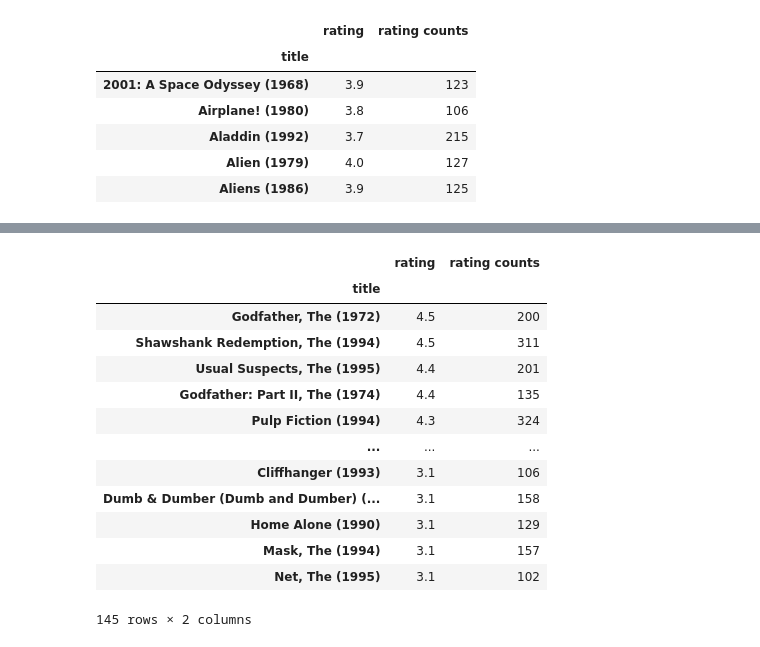
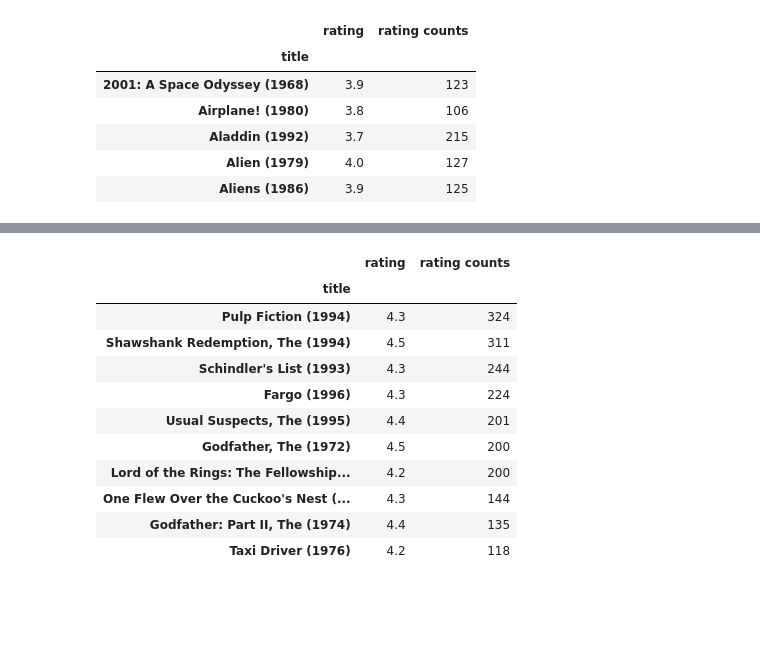
Before and after one commit to elnursahbalayev/full-stack-data-science, a Jupyter notebook: Recommendation Systems/recommendation_system.ipynb, the cells around one changed output, grey strips where cells are left out. Cells and saved outputs as stored; diff of their text form; code cells hidden in the pictures; blank space fills up the shorter version.

```diff
--- a/Recommendation Systems/recommendation_system.ipynb
+++ b/Recommendation Systems/recommendation_system.ipynb
@@ -21,3 +21,6 @@ rating_data.head()
 | 2 | 1 | 1061 | 3.0 | 1260759182 |
 | 3 | 1 | 1129 | 2.0 | 1260759185 |
 | 4 | 1 | 1172 | 4.0 | 1260759205 |
+# %%
+movie_names['userId'] = pd.merge(movie_names, rating_data,on='movieId')['userId']
+movie_names
@@ -24,5 +41,5 @@ rating_data.head()
 # %%
-movie_data = pd.merge(rating_data, movie_names, on='movieId')
+movie_data = pd.merge(rating_data, movie_names, on=['movieId', 'userId'])
 movie_data.head()
 # %% [output]
 |  | userId | movieId | rating | timestamp | title | genres |
@@ -127,3 +144,5 @@ ratings_mean_count.head()
 | Aladdin (1992) | 3.7 | 215 |
 | Alien (1979) | 4.0 | 127 |
 | Aliens (1986) | 3.9 | 125 |
+# %%
+first_10_movies = ratings_mean_count.sort_values('rating', ascending=False).head(10)
@@ -130,17 +164,15 @@ ratings_mean_count.head()
 # %%
-ratings_mean_count.sort_values('rating', ascending=False)
+first_10_movies.sort_values('rating counts', ascending=False)
 # %% [output]
 |  | rating | rating counts |
 | title |  |  |
+| Pulp Fiction (1994) | 4.3 | 324 |
+| Shawshank Redemption, The (1994) | 4.5 | 311 |
+| Schindler's List (1993) | 4.3 | 244 |
+| Fargo (1996) | 4.3 | 224 |
+| Usual Suspects, The (1995) | 4.4 | 201 |
 | Godfather, The (1972) | 4.5 | 200 |
-| Shawshank Redemption, The (1994) | 4.5 | 311 |
-| Usual Suspects, The (1995) | 4.4 | 201 |
+| Lord of the Rings: The Fellowship... | 4.2 | 200 |
+| One Flew Over the Cuckoo's Nest (... | 4.3 | 144 |
 | Godfather: Part II, The (1974) | 4.4 | 135 |
-| Pulp Fiction (1994) | 4.3 | 324 |
-| ... | ... | ... |
-| Cliffhanger (1993) | 3.1 | 106 |
-| Dumb & Dumber (Dumb and Dumber) (... | 3.1 | 158 |
-| Home Alone (1990) | 3.1 | 129 |
-| Mask, The (1994) | 3.1 | 157 |
-| Net, The (1995) | 3.1 | 102 |
+| Taxi Driver (1976) | 4.2 | 118 |
-145 rows × 2 columns
```
Also changed, not shown: parts of 3 cells of this notebook, 1 other file.
